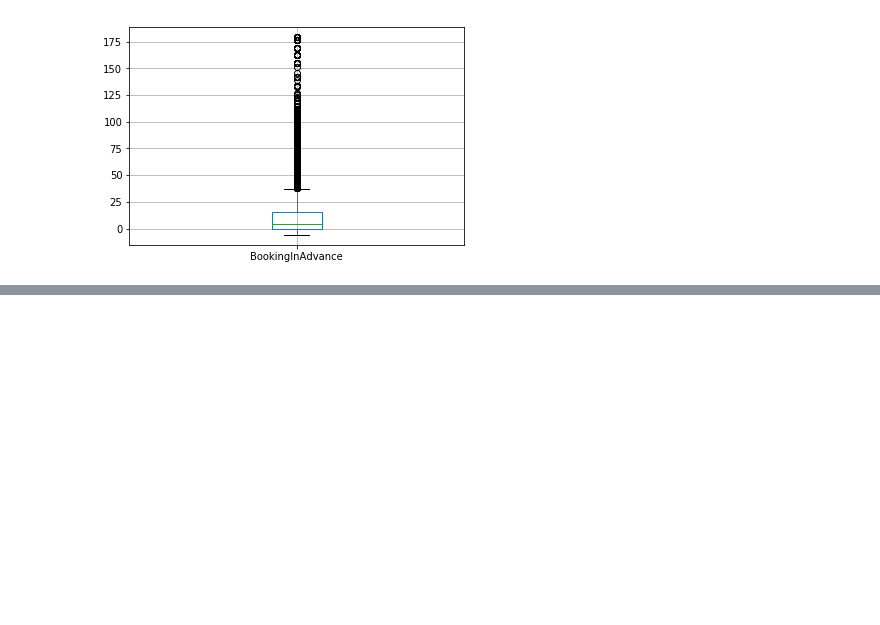
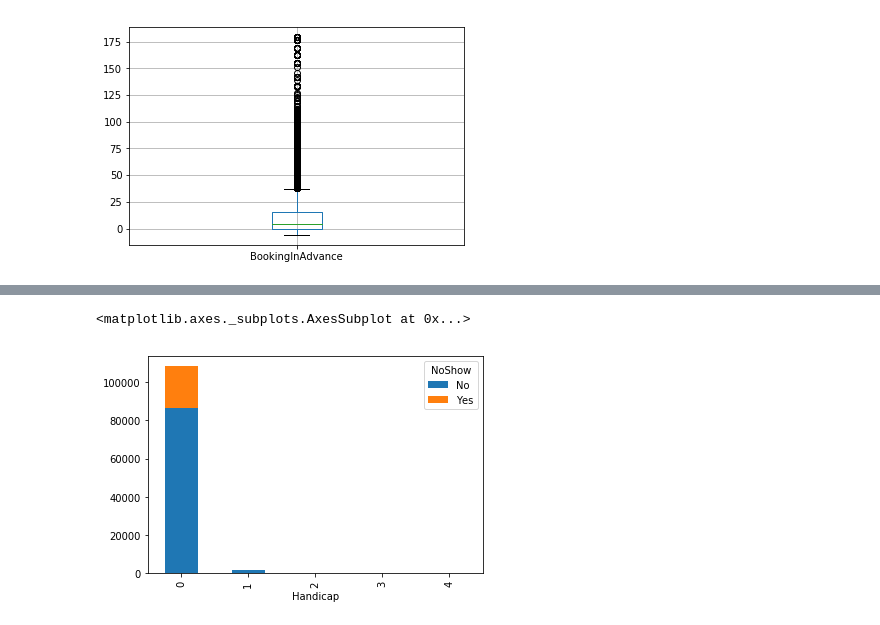
Before and after one commit to yzhu017/Assignment4, a Jupyter notebook: appointment.ipynb, the cells around one changed output, grey strips where cells are left out. Cells and saved outputs as stored; diff of their text form; code cells hidden in the pictures; blank space fills up the shorter version.

```diff
--- a/appointment.ipynb
+++ b/appointment.ipynb
@@ -266,3 +224,15 @@ df2.boxplot(column = 'BookingInAdvance')
 # %% [output]
 <matplotlib.axes._subplots.AxesSubplot at 0x...>
 [figure]
+# %%
+df2=df2.rename(columns = {'Handcap':'Handicap', 'Hipertension':'Hypertension', 'SMS_received':'SMSreceived', 'No-show':'NoShow'})
+# %%
+df2['Gender'] = df2.Gender.astype('category')
+df2['Neighbourhood'] = df2.Neighbourhood.astype('category')
+df2['NoShow'] = df2.NoShow.astype('category')
+df2['Scholarship'] = df2.Scholarship.astype('bool')
+df2['Diabetes'] = df2.Diabetes.astype('bool')
+df2['Hypertension'] = df2.Hypertension.astype('bool')
+df2['Alcoholism'] = df2.Alcoholism.astype('bool')
+df2['SMSreceived'] = df2.SMSreceived.astype('bool')
+df2.dtypes
@@ -268,0 +254,6 @@ df2.boxplot(column = 'BookingInAdvance')
+# %%
+temp1 = pd.crosstab(df2['Handicap'],df2['NoShow'])
+temp1.plot(kind = 'bar', stacked=True)
+# %% [output]
+<matplotlib.axes._subplots.AxesSubplot at 0x...>
+[figure, added]
```
Also changed, not shown: parts of 23 cells of this notebook.
